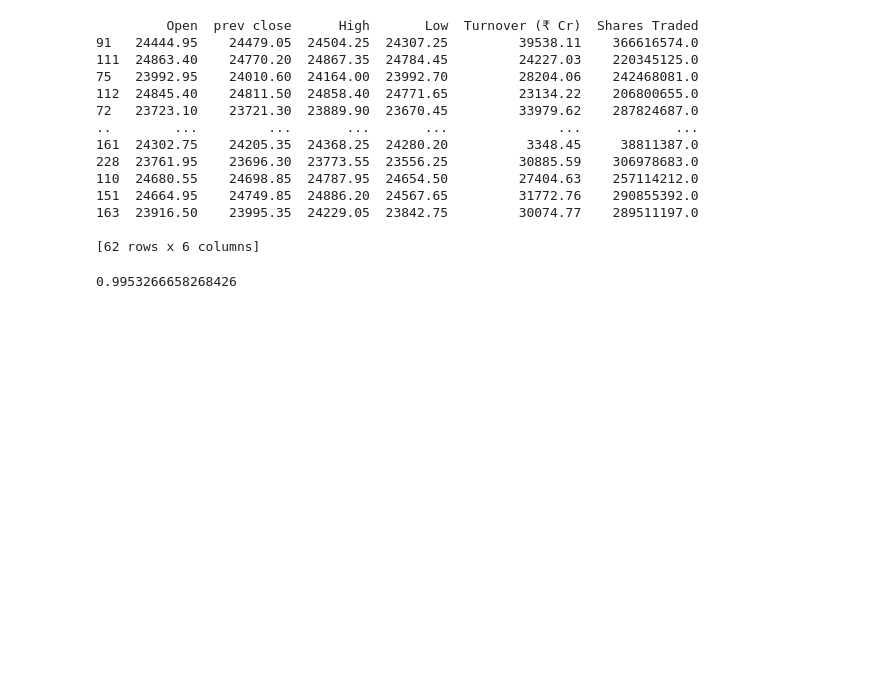
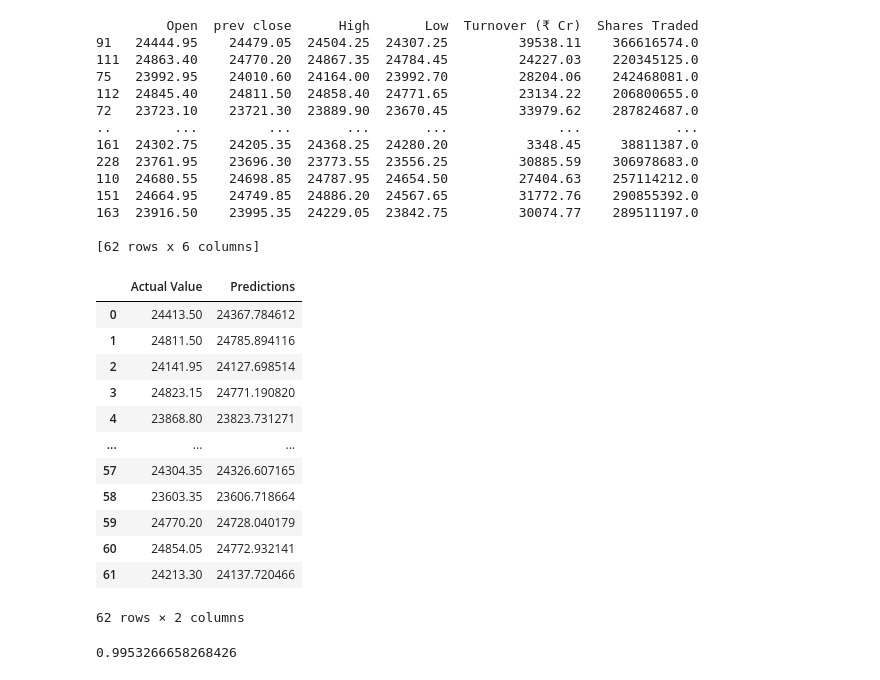
Before and after one commit to Parambum/StockPredictor, a Jupyter notebook: Stock Predictor Linear Regression.ipynb, the cells around one changed output. Cells and saved outputs as stored; diff of their text form; code cells hidden in the pictures; blank space fills up the shorter version.

```diff
--- a/Stock Predictor Linear Regression.ipynb
+++ b/Stock Predictor Linear Regression.ipynb
@@ -69,3 +76,8 @@ x_train, x_test, y_train, y_test = train_test_split(x,y,random_state = 0)
 print(x_train.shape, x_test.shape)
 # %% [output]
 (185, 6) (62, 6)
+# %%
+from sklearn.linear_model import LinearRegression
+from sklearn.metrics import confusion_matrix,accuracy_score
+regressor = LinearRegression()
+regressor.fit(x_train , y_train)
@@ -111,6 +120,23 @@ print(x_test)
 163  23916.50    23995.35  24229.05  23842.75         30074.77    289511197.0
 
 [62 rows x 6 columns]
+# %%
+prev_data_predicted_df = pd.DataFrame({"Actual Value": y_test , "Predictions" : predicted_value}).reset_index(drop = True)
+prev_data_predicted_df
+# %% [output]
+|  | Actual Value | Predictions |
+| 0 | 24413.50 | 24367.784612 |
+| 1 | 24811.50 | 24785.894116 |
+| 2 | 24141.95 | 24127.698514 |
+| 3 | 24823.15 | 24771.190820 |
+| 4 | 23868.80 | 23823.731271 |
+| ... | ... | ... |
+| 57 | 24304.35 | 24326.607165 |
+| 58 | 23603.35 | 23606.718664 |
+| 59 | 24770.20 | 24728.040179 |
+| 60 | 24854.05 | 24772.932141 |
+| 61 | 24213.30 | 24137.720466 |
+62 rows × 2 columns
 # %%
 regressor.score(x_test,y_test)
 # %% [output]
```
Also changed, not shown: parts of 3 cells of this notebook.
